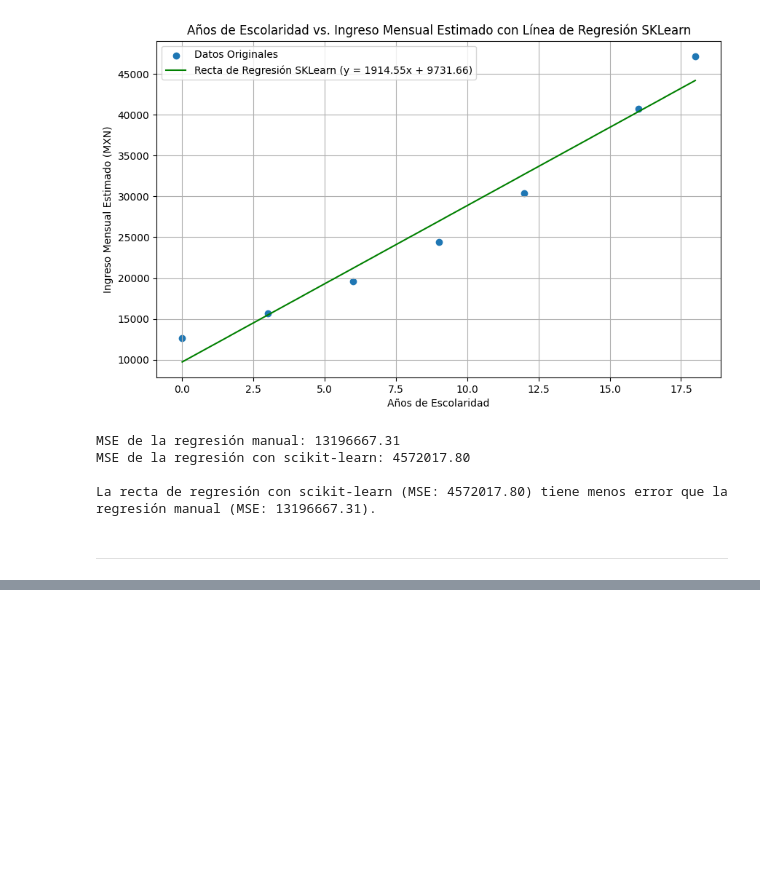
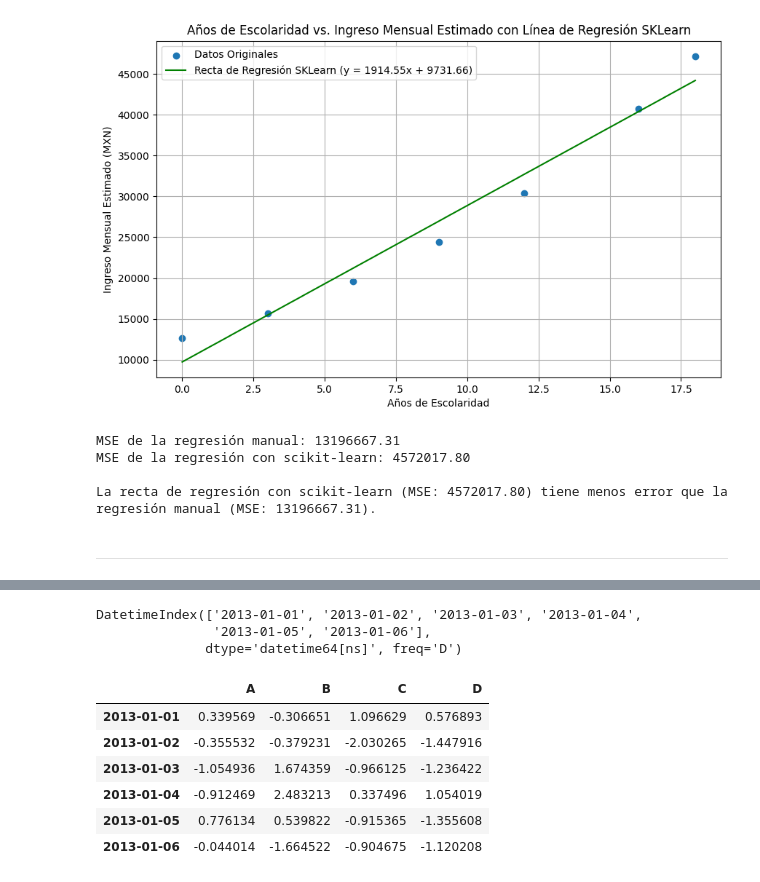
Before and after one commit to LuisAlonsoXP/Mineria_DE_Datos, a Jupyter notebook: mineria.ipynb, the cells around one changed output, grey strips where cells are left out. Saved outputs shown, nothing was run; the diff lists cells and outputs as text; code cells hidden in the pictures; blank space fills up the shorter version.

```diff
--- a/mineria.ipynb
+++ b/mineria.ipynb
@@ -1117,0 +1135,18 @@ La recta de regresión con scikit-learn (MSE: 4572017.80) tiene menos error que
+# %%
+dates = pd.date_range("20130101", periods=6)
+dates
+# %% [output]
+DatetimeIndex(['2013-01-01', '2013-01-02', '2013-01-03', '2013-01-04',
+               '2013-01-05', '2013-01-06'],
+              dtype='datetime64[ns]', freq='D')
+# %%
+df = pd.DataFrame(np.random.randn(6, 4), index=dates, columns=list("ABCD"))
+df
+# %% [output]
+|  | A | B | C | D |
+| 2013-01-01 | 0.339569 | -0.306651 | 1.096629 | 0.576893 |
+| 2013-01-02 | -0.355532 | -0.379231 | -2.030265 | -1.447916 |
+| 2013-01-03 | -1.054936 | 1.674359 | -0.966125 | -1.236422 |
+| 2013-01-04 | -0.912469 | 2.483213 | 0.337496 | 1.054019 |
+| 2013-01-05 | 0.776134 | 0.539822 | -0.915365 | -1.355608 |
+| 2013-01-06 | -0.044014 | -1.664522 | -0.904675 | -1.120208 |
```
Also changed, not shown: parts of 16 cells of this notebook.
